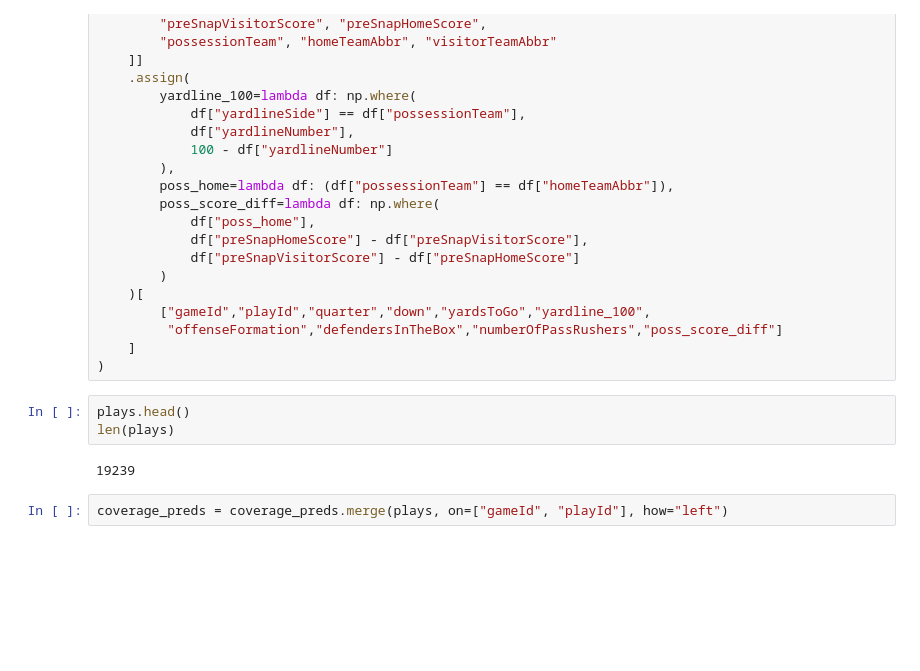
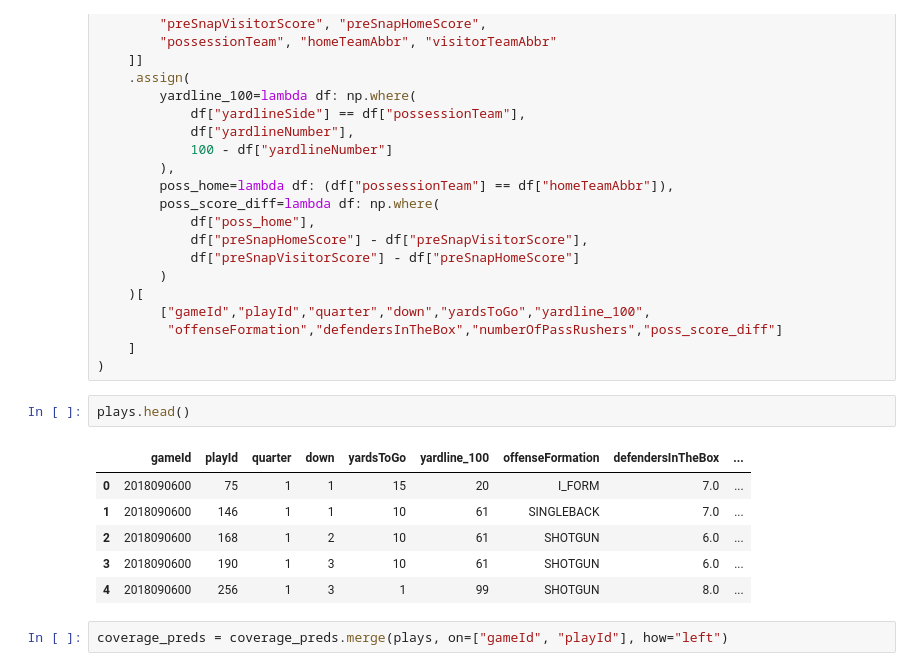
Before and after one commit to vp655/RavensRepo, a Jupyter notebook: Success_model.ipynb, the cells around one changed output. Cells and saved outputs as stored; diff of their text form; blank space fills up the shorter version.

```diff
--- a/Success_model.ipynb
+++ b/Success_model.ipynb
@@ -64,9 +64,13 @@ plays = (
 )
 # %%
 plays.head()
-len(plays)
 # %% [output]
-19239
+|  | gameId | playId | quarter | down | yardsToGo | yardline_100 | offenseFormation | defendersInTheBox | ... |
+| 0 | 2018090600 | 75 | 1 | 1 | 15 | 20 | I_FORM | 7.0 | ... |
+| 1 | 2018090600 | 146 | 1 | 1 | 10 | 61 | SINGLEBACK | 7.0 | ... |
+| 2 | 2018090600 | 168 | 1 | 2 | 10 | 61 | SHOTGUN | 6.0 | ... |
+| 3 | 2018090600 | 190 | 1 | 3 | 10 | 61 | SHOTGUN | 6.0 | ... |
+| 4 | 2018090600 | 256 | 1 | 3 | 1 | 99 | SHOTGUN | 8.0 | ... |
 # %%
 coverage_preds = coverage_preds.merge(plays, on=["gameId", "playId"], how="left")
 # %%
```
Also changed, not shown: parts of 10 cells of this notebook, 1 other file.
